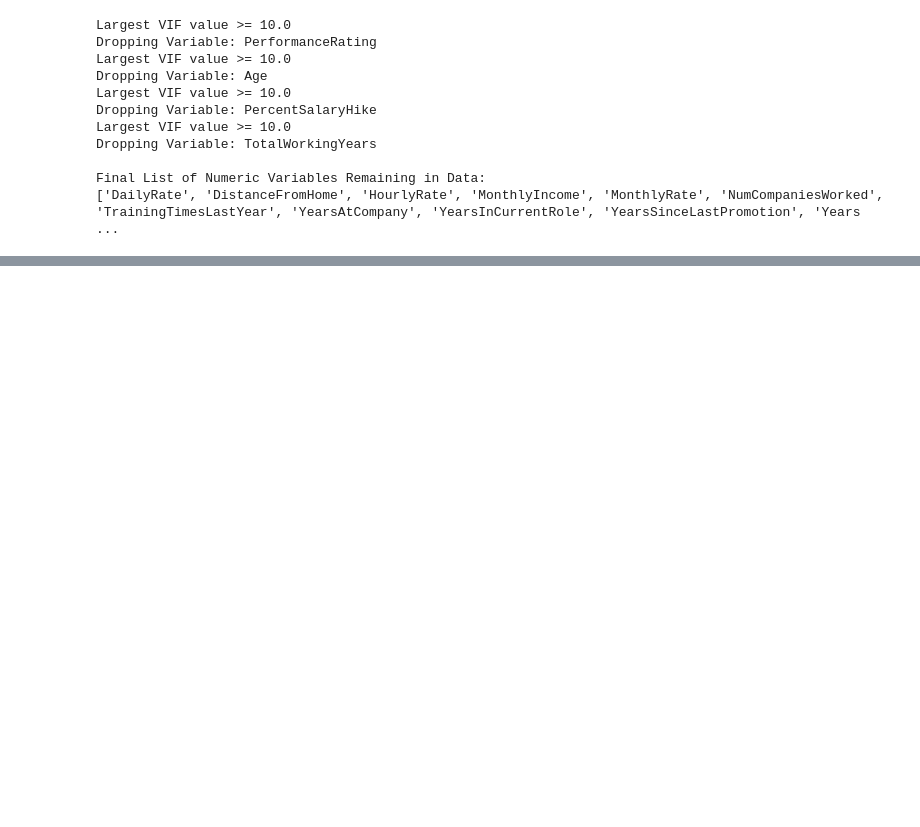
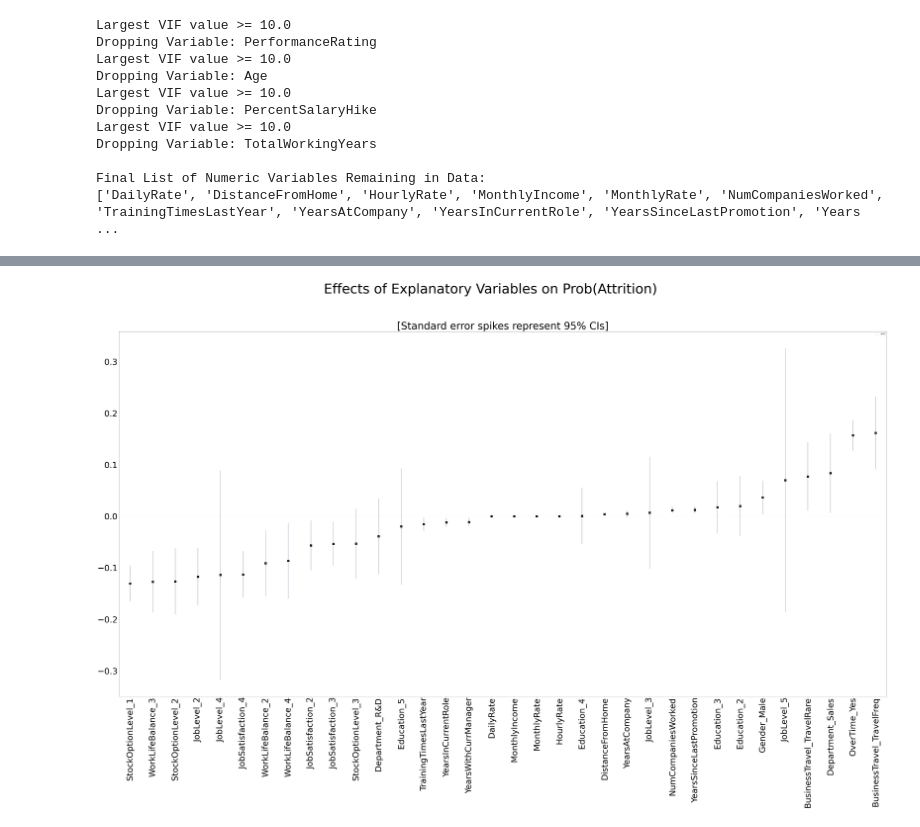
Before and after one commit to SouravSinhas/Employee-Turnover-Prediction, a Jupyter notebook: notebooks/Employee_Churn_Prediction_IBM_Regressions.ipynb, the cells around one changed output, grey strips where cells are left out. Cells and saved outputs as stored; diff of their text form; code cells hidden in the pictures; blank space fills up the shorter version.

```diff
--- a/notebooks/Employee_Churn_Prediction_IBM_Regressions.ipynb
+++ b/notebooks/Employee_Churn_Prediction_IBM_Regressions.ipynb
@@ -356,0 +411,17 @@ YearsWithCurrManager                                                -0.0111
+# %%
+## Now plot all the effects in the same graph
+
+framefull = populateframe(list(np.arange(len(AME.summary_frame()))), AME.summary_frame()).sort_values('dy/dx', ascending = True, axis = 0)
+fig, ax = plt.subplots(figsize = (82, 40))
+framefull.plot(x = 'Variables', y = 'dy/dx', kind = 'bar', color = 'none', capsize = 0,
+               yerr = 'errors', ax = ax, ecolor = 'slategrey', fontsize = 20)
+ax.scatter(x = pd.np.arange(framefull.shape[0]), marker = 's', s = 150, y = framefull['dy/dx'], color = 'black')
+ax.axhline(y = 0., linestyle = '--', color = 'red', linewidth = 1)
+ax.set_title('[Standard error spikes represent 95% CIs]', fontsize = 60)
+ax.set_xticklabels(framefull['Variables'], fontsize = 50)
+ax.tick_params(axis = 'y', labelsize = 50)
+ax.set_xlabel('')
+plt.suptitle('Effects of Explanatory Variables on Prob(Attrition)', fontsize = 80)
+fig.savefig(os.path.join(graphpath, 'LogisticRegression_Effects.png'))
+# %% [output]
+[figure, added]
```
Also changed, not shown: parts of 10 cells of this notebook, 3 other files.
